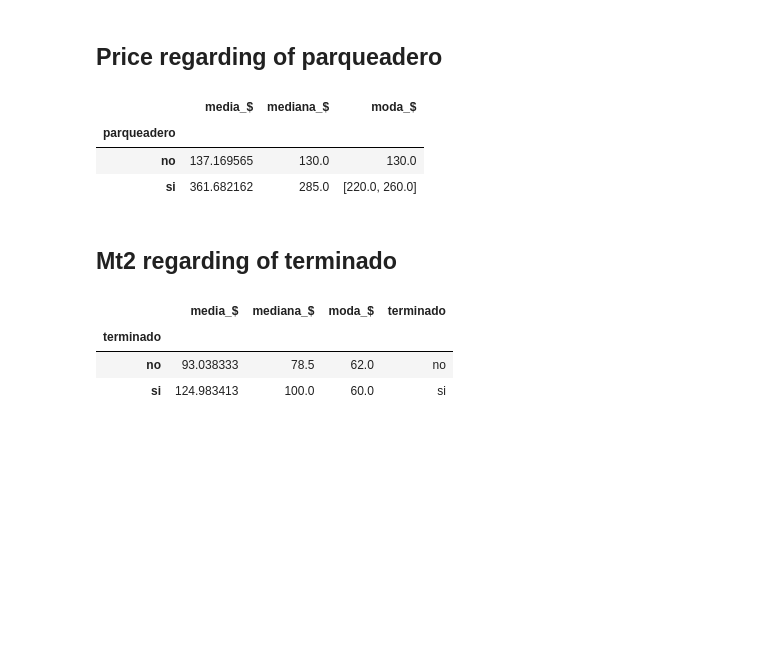
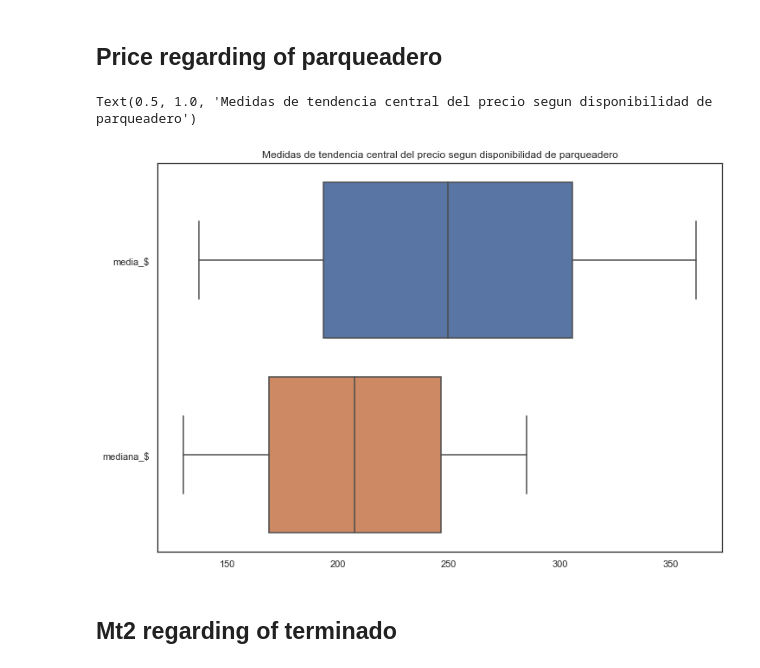
Before and after one commit to StanDoge/PYE-lab-1, a Jupyter notebook: main.ipynb, the cells around one changed output. Saved outputs shown, nothing was run; the diff lists cells and outputs as text; code cells hidden in the pictures; blank space fills up the shorter version.

```diff
--- a/main.ipynb
+++ b/main.ipynb
@@ -3,5 +3,5 @@ import pandas as pd
 from scipy.stats import kurtosis
 import matplotlib.pyplot as plt
 import seaborn as sb
-sb.set_theme(style="whitegrid")
 sb.set(rc={'figure.figsize':(11.7,8.27)})
+sb.set_theme(style="white")
@@ -170,3 +108,22 @@ get_acum(frec_terminado,2)
+# %%
+var_precio = df['precio']
+pp = pd.DataFrame()
+pp['media_$'] = var_precio
+pp['parqueadero'] = df['parqueadero']
+df_pp = pp.groupby(['parqueadero']).mean()
+pp_parqueadero = df_pp.index.values
+pp_media = df_pp.values
+pp_mediana = pp.groupby(['parqueadero']).median()
+pp_mediana = pp_mediana['media_$'].values
+df_pp['mediana_$'] = pp_mediana
+pp_moda = pp.groupby(['parqueadero']).agg(pd.Series.mode) #debido a la naturaleza multimodal es necesario usar el metodo <agg>
+pp_moda = pp_moda.values
+df_pp['moda_$'] = pp_moda
+# %%
+sb.boxplot(data=df_pp,orient='h').set_title("Medidas de tendencia central del precio segun disponibilidad de parqueadero")
+# %% [output]
+Text(0.5, 1.0, 'Medidas de tendencia central del precio segun disponibilidad de parqueadero')
+[figure, added]
 # %%
 # yes_median = round(df[(df['parqueadero'] == 'si')]['precio'].median(),2)
 # yes_mean = round(df[(df['parqueadero'] == 'si')]['precio'].mean(),2)
@@ -179,58 +136,18 @@ get_acum(frec_terminado,2)
 # df_yn['si'] = [yes_mean,yes_median,yes_mode]
 # df_yn['no'] = [no_mean,no_median,no_mode]
 # df_yn
-# %%
-var_precio = df['precio']
-df_pp = pd.DataFrame()
-df_pp['media_$'] = var_precio
-df_pp['parqueadero'] = var_parqueadero
-arto = df_pp.groupby(['parqueadero']).mean()
-parqueadero = arto.index.values
-media = arto.values
-mediana = df_pp.groupby(['parqueadero']).median()
-mediana = mediana['media_$'].values
-arto['mediana_$'] = mediana
-mm = df_pp.groupby(['parqueadero']).agg(pd.Series.mode)
-mm = mm.values
-arto['moda_$'] = mm
-
-# measurements = []
-#
-# def put_inside (arr):
-#     for i in range(0,2):
-#         measurements.append(arr[i])
-#
-# put_inside(media.tolist())
-# put_inside(mediana.tolist())
-# put_inside(mm.tolist())
-#
-# new_df = pd.DataFrame()
-# new_df['parking'] = parqueadero
-# new_df['s'] = measurements
-arto
-# %% [output]
-|  | media_$ | mediana_$ | moda_$ |
-| parqueadero |  |  |  |
-| no | 137.169565 | 130.0 | 130.0 |
-| si | 361.682162 | 285.0 | [220.0, 260.0] |
 # %% [markdown]
 ## Mt2 regarding of terminado
 # %%
 var_mt2 = df['mt2']
 mt = pd.DataFrame()
 mt['media_$'] = var_mt2
-mt['terminado'] = var_terminado
+mt['terminado'] = df['terminado']
 df_mt = mt.groupby(['terminado']).mean()
-mediana = mt.groupby(['terminado']).median()
-mediana = mediana['media_$'].values
-df_mt['mediana_$'] = mediana
-moda = mt.groupby(['terminado']).agg(pd.Series.mode)
-df_mt['moda_$'] = moda
-terminado = df_mt.index.values
-df_mt['terminado'] = terminado
-df_mt
+mt_mediana = mt.groupby(['terminado']).median()
+mt_mediana = mt_mediana['media_$'].values
+df_mt['mediana_$'] = mt_mediana
+mt_moda = mt.groupby(['terminado']).agg(pd.Series.mode)
+df_mt['moda_$'] = mt_moda
+mt_terminado = df_mt.index.values
+df_mt['terminado'] = mt_terminado
-# %% [output]
-|  | media_$ | mediana_$ | moda_$ | terminado |
-| terminado |  |  |  |  |
-| no | 93.038333 | 78.5 | 62.0 | no |
-| si | 124.983413 | 100.0 | 60.0 | si |
```
Also changed, not shown: parts of 12 cells of this notebook.
